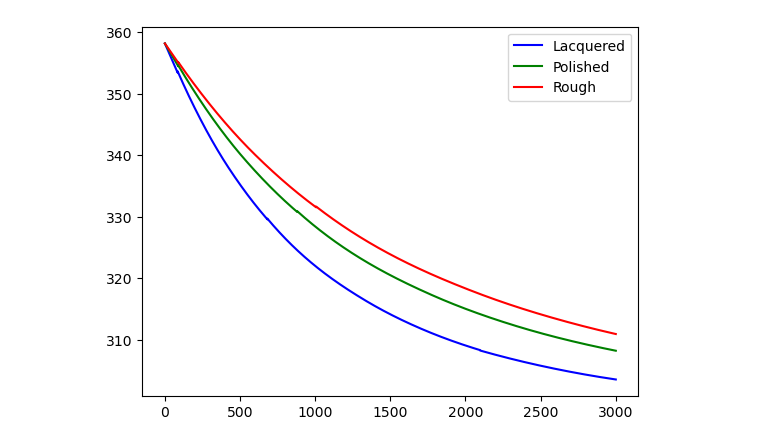
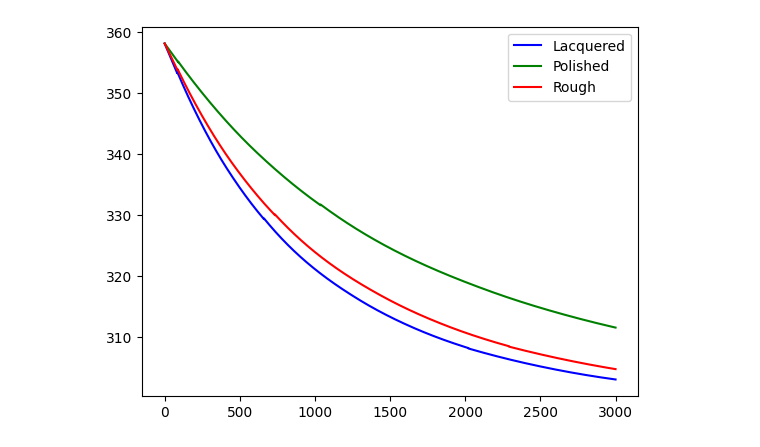
Before and after one commit to loganmachale/Modelling-Cooling-Mechanisms, a Jupyter notebook: simulationModel.ipynb, the cells around one changed output. Saved outputs shown, nothing was run; the diff lists cells and outputs as text; code cells hidden in the pictures.

```diff
--- a/simulationModel.ipynb
+++ b/simulationModel.ipynb
@@ -7,25 +7,25 @@ sigma = 5.670374419E-8
 
 emmL = 0.9
 emmP = 0.05
-emmR = 0.1
+emmR = 0.7
 
 rhoAl = 2710
 hcAl = 897
 Tamb = 25 + 273.15
 
-radL = 13E-3
-radP = 11E-3
-radR = 13E-3
+radL = 12.55E-3
+radP = 12.95E-3
+radR = 12.95E-3
 
-lengthL = 272E-3
-lengthP = 302E-3
-lengthR = 303E-3
+lengthL = 282E-3
+lengthP = 305E-3
+lengthR = 304.5E-3
 
-hlengthL = 77E-3
-hlengthP = 81E-3
-hlengthR = 79E-3
+hlengthL = 82.1E-3
+hlengthP = 80.1E-3
+hlengthR = 80.5E-3
 
-hrad = 3.5E-3
+hrad = 3.4E-3
 
 volL = np.pi * radL ** 2 * lengthL - np.pi * hrad ** 2 * hlengthL
 volP = np.pi * radP ** 2 * lengthP - np.pi * hrad ** 2 * hlengthR
@@ -65,31 +65,31 @@ def dydt_arr(t, y_arr, M, e, A, r):
     equations for use in the scipy numerical integration function"""
 
     T = y_arr[0]
 
     # dT/dt
     return np.array([(-A * e * sigma * T ** 4 - 1.32 * h(T, Tamb, r) * A * (T - Tamb) + A * e * sigma * Tamb ** 4) / (M * hcAl)])
 
 t_0 = 0
 t_f = 3000
 steps = int(1E5)
 t_arr = np.linspace(t_0, t_f, steps)
 
 solarr = []
 
 for i in range(3):
     sol = integrate.solve_ivp(dydt_arr, (t_0, t_f),
                                 y_0arr[i],
                                 method='LSODA',
                                 t_eval=t_arr,
                                 args=carrAll[i])
 
     solT = sol['y'][0]
     solarr.append(solT)
 
 plt.plot(t_arr, solarr[0], "b")
 plt.plot(t_arr, solarr[1], "g")
 plt.plot(t_arr, solarr[2], "r")
 plt.legend(['Lacquered', 'Polished', 'Rough'])
 plt.show()
 # %% [output]
-[figure, old version]
+[figure, new version]
```
Also changed, not shown: 1 other file.
